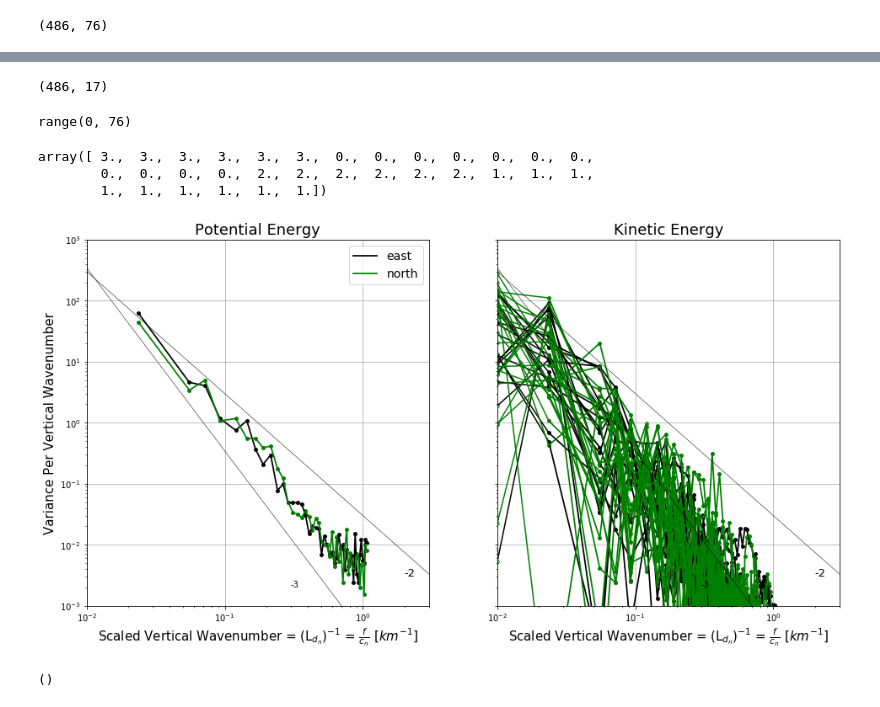
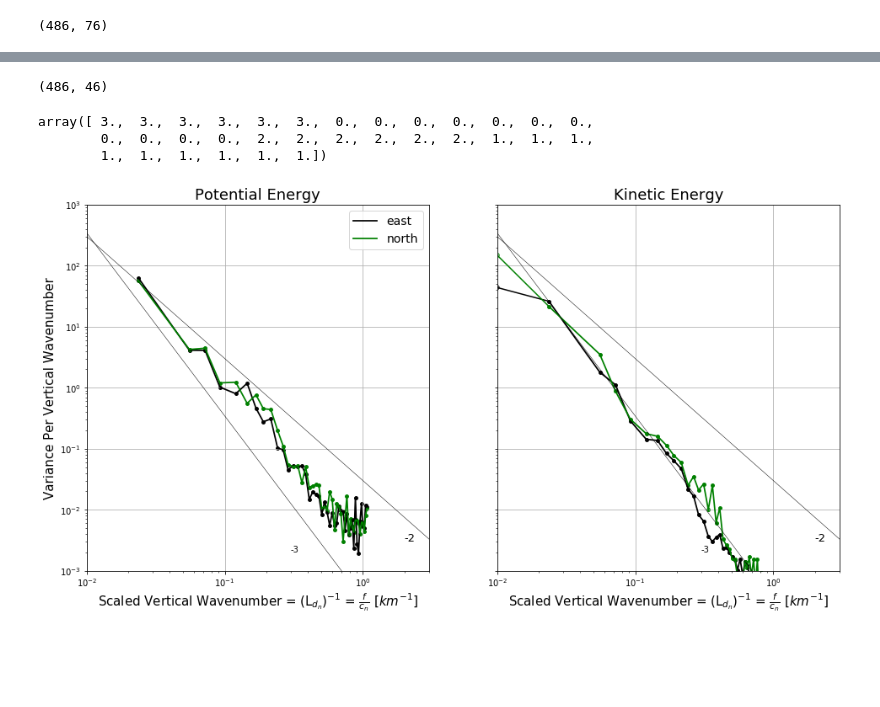
Before and after one commit to jakesteinberg/geostrophic_turbulence, a Jupyter notebook: bermuda_dg037_2019_mode_projections.ipynb, the cells around one changed output, grey strips where cells are left out. Saved outputs shown, nothing was run; the diff lists cells and outputs as text; code cells hidden in the pictures; blank space fills up the shorter version.

```diff
--- a/bermuda_dg037_2019_mode_projections.ipynb
+++ b/bermuda_dg037_2019_mode_projections.ipynb
@@ -308,7 +351,7 @@ G_tot, Gz_tot, c_tot, epsilon_tot = vertical_modes(N2_all, grid, omega, mmax)  #
 
 # --- compute alternate vertical modes (allowing for a sloping bottom)
 bc_bot = 1  # 1 = flat, 2 = rough
-slope = 3.0*10**(-4)  # 5.0*10**(-2)
+slope = 3.0*10**(-2)  # 5.0*10**(-2)
 grid2 = np.concatenate([np.arange(0, 150, 10), np.arange(150, 300, 10), np.arange(300, 4500, 10)])
 n2_interp = np.interp(grid2, grid, N2_all)
 n2_interp[0] = n2_interp[1] - 0.000001
@@ -358,9 +401,9 @@ plot_pro(ax2)
 [figure]
 ()
 # %%
-np.shape(v)
+np.shape(Gz)
 # %% [output]
-(486, 17)
+(486, 46)
 # %%
 # ---- PROJECT MODES ONTO EACH PROFILE -------
 # ---- Velocity and Eta (ENERGY)
@@ -516,10 +574,6 @@ for i in range(num_profs):
             good_pe_prof[i] = 0  # flag profile as noisy
 
 # end loop over each v and eta for fitting
-# %%
-range(np.shape(eta_ind_3[1, :])[0])
-# %% [output]
-range(0, 76)
 # %%
 # --- check on mode amplitudes from averaging or individual profiles
 # mw_time_ordered_i = np.argsort(mw_time_good)
@@ -554,7 +608,6 @@ array([ 3.,  3.,  3.,  3.,  3.,  3.,  0.,  0.,  0.,  0.,  0.,  0.,  0.,
         1.,  1.,  1.,  1.,  1.,  1.])
 # %%
 # --- PLOT ENERGY
-
 matplotlib.rcParams['figure.figsize'] = (16,8)
 f_s_en, (ax1, ax2) = plt.subplots(1, 2, sharey=True)
 lw = [1.75, 1.75, 1.75, .8]
@@ -573,22 +626,22 @@ ax2.scatter(sc_x, np.nanmean(HKE_per_mass_u_0[1:, :], axis=1) / dk, color=cols[0
 ax2.plot([10**-2, 1000 * f_ref / c[1]], np.nanmean(HKE_per_mass_u_0, axis=1)[0:2] / dk, color=cols[0], linewidth=1.5)
 ax2.scatter(10**-2, np.nanmean(HKE_per_mass_u_0, axis=1)[0] / dk, color=cols[0], s=scz[0]*1.5, facecolors='none')
 
-# ax2.plot(sc_x, np.nanmean(HKE_per_mass_v_0[1:, :], axis=1) / dk, color=cols[1], label=labs[1], linewidth=lw[1])
-# ax2.scatter(sc_x, np.nanmean(HKE_per_mass_v_0[1:, :], axis=1) / dk, color=cols[1], s=scz[1])
-# ax2.plot([10**-2, 1000 * f_ref / c[1]], np.nanmean(HKE_per_mass_v_0, axis=1)[0:2] / dk, color=cols[1], linewidth=1.5)
-# ax2.scatter(10**-2, np.nanmean(HKE_per_mass_v_0, axis=1)[0] / dk, color=cols[1], s=scz[1]*1.5, facecolors='none')
+ax2.plot(sc_x, np.nanmean(HKE_per_mass_v_0[1:, :], axis=1) / dk, color=cols[1], label=labs[1], linewidth=lw[1])
+ax2.scatter(sc_x, np.nanmean(HKE_per_mass_v_0[1:, :], axis=1) / dk, color=cols[1], s=scz[1])
+ax2.plot([10**-2, 1000 * f_ref / c[1]], np.nanmean(HKE_per_mass_v_0, axis=1)[0:2] / dk, color=cols[1], linewidth=1.5)
+ax2.scatter(10**-2, np.nanmean(HKE_per_mass_v_0, axis=1)[0] / dk, color=cols[1], s=scz[1]*1.5, facecolors='none')
 
-for i in range(len(HKE_per_mass_u_0[1, :])):
-    ax2.plot(sc_x, HKE_per_mass_u_0[1:, i] / dk, color=cols[0], label=labs[1], linewidth=lw[1])
-    ax2.scatter(sc_x, HKE_per_mass_u_0[1:, i] / dk, color=cols[0], s=scz[1])
-    ax2.plot([10**-2, 1000 * f_ref / c[1]], HKE_per_mass_u_0[0:2, i] / dk, color=cols[0], linewidth=1.5)
-    ax2.scatter(10**-2, HKE_per_mass_u_0[0, i] / dk, color=cols[1], s=scz[1]*1.5, facecolors='none')
+# for i in range(len(HKE_per_mass_u_0[1, :])):
+#     ax2.plot(sc_x, HKE_per_mass_u_0[1:, i] / dk, color=cols[0], label=labs[1], linewidth=lw[1])
+#     ax2.scatter(sc_x, HKE_per_mass_u_0[1:, i] / dk, color=cols[0], s=scz[1])
+#     ax2.plot([10**-2, 1000 * f_ref / c[1]], HKE_per_mass_u_0[0:2, i] / dk, color=cols[0], linewidth=1.5)
+#     ax2.scatter(10**-2, HKE_per_mass_u_0[0, i] / dk, color=cols[1], s=scz[1]*1.5, facecolors='none')
 
-for i in range(len(HKE_per_mass_v_0[1, :])):
-    ax2.plot(sc_x, HKE_per_mass_v_0[1:, i] / dk, color=cols[1], label=labs[1], linewidth=lw[1])
-    ax2.scatter(sc_x, HKE_per_mass_v_0[1:, i] / dk, color=cols[1], s=scz[1])
-    ax2.plot([10**-2, 1000 * f_ref / c[1]], HKE_per_mass_v_0[0:2, i] / dk, color=cols[1], linewidth=1.5)
-    ax2.scatter(10**-2, HKE_per_mass_v_0[0, i] / dk, color=cols[1], s=scz[1]*1.5, facecolors='none')
+# for i in range(len(HKE_per_mass_v_0[1, :])):
+#     ax2.plot(sc_x, HKE_per_mass_v_0[1:, i] / dk, color=cols[1], label=labs[1], linewidth=lw[1])
+#     ax2.scatter(sc_x, HKE_per_mass_v_0[1:, i] / dk, color=cols[1], s=scz[1])
+#     ax2.plot([10**-2, 1000 * f_ref / c[1]], HKE_per_mass_v_0[0:2, i] / dk, color=cols[1], linewidth=1.5)
+#     ax2.scatter(10**-2, HKE_per_mass_v_0[0, i] / dk, color=cols[1], s=scz[1]*1.5, facecolors='none')
 
 # modeno = '1', '2', '3', '4', '5', '6', '7', '8'
 # for i in range(len(modeno)):
@@ -596,36 +649,35 @@ for i in range(len(HKE_per_mass_v_0[1, :])):
 #              (np.nanmean(PE_per_mass_0[i + 1, bckgrds[0]]) / dk)/7, modeno[i], color=cols[0])
 # -- GM
 # ax1.plot(1000 * sta_bats_f / sta_bats_c[1:], 0.25 * PE_GM_bats / sta_bats_dk, color='k', linewidth=0.75, linestyle='--')
 # ax1.text(1000 * sta_bats_f / sta_bats_c[1] - .01, 0.5 * PE_GM_bats[1] / sta_bats_dk, r'$1/4 PE_{GM}$', fontsize=10)
 # ax2.plot(1000 * sta_bats_f / sta_bats_c[1:], 0.25 * GMKE_bats / sta_bats_dk, color='k', linewidth=0.75, linestyle='--')
 # ax2.text(1000 * sta_bats_f / sta_bats_c[1] - .01, 0.5 * GMKE_bats[1] / sta_bats_dk, r'$1/4 KE_{GM}$', fontsize=10)
 ax1.plot([7 * 10**-3, 7 * 10**-1], [10**3, 10**-3], color='k', linewidth=0.5)
 ax1.text(3*10**-1, 2*10**-3, '-3', fontsize=10)
 ax1.plot([10**-2, 10**1], [3*10**2, 3*10**-4], color='k', linewidth=0.5)
 ax1.text(2*10**0, 3*10**-3, '-2', fontsize=13)
 ax2.plot([7 * 10**-3, 7 * 10**-1], [10**3, 10**-3], color='k', linewidth=0.5)
 ax2.text(3*10**-1, 2*10**-3, '-3', fontsize=10)
 ax2.plot([10**-2, 10**1], [3*10**2, 3*10**-4], color='k', linewidth=0.5)
 ax2.text(2*10**0, 3*10**-3, '-2', fontsize=13)
 handles, labels = ax1.get_legend_handles_labels()
 ax1.legend(handles, labels, fontsize=14)
 ax1.set_xlabel(r'Scaled Vertical Wavenumber = (L$_{d_{n}}$)$^{-1}$ = $\frac{f}{c_n}$ [$km^{-1}$]', fontsize=15)
 ax1.set_ylabel('Variance Per Vertical Wavenumber', fontsize=15)
 ax1.set_title('Potential Energy', fontsize=18)
 ax1.set_xlim([10 ** -2, 3 * 10 ** 0])
 ax1.set_ylim([10 ** (-3), 1 * 10 ** 3])
 ax1.set_yscale('log')
 ax1.set_xscale('log')
 ax2.set_xlabel(r'Scaled Vertical Wavenumber = (L$_{d_{n}}$)$^{-1}$ = $\frac{f}{c_n}$ [$km^{-1}$]', fontsize=15)
 ax2.set_title('Kinetic Energy', fontsize=18)
 ax2.set_xlim([10 ** -2, 3 * 10 ** 0])
 ax2.set_xscale('log')
 ax1.grid()
 plot_pro(ax2)
-# f_s_en.savefig("/Users/jake/Documents/baroclinic_modes/Meetings/meeting_19_09_04/sg037_pe_ke.jpg", dpi=300)
+f_s_en.savefig("/Users/jake/Documents/baroclinic_modes/Meetings/meeting_19_09_04/sg037_pe_ke.jpg", dpi=300)
 # %% [output]
-[figure, old version]
+[figure, new version]
-()
 # %%
 matplotlib.rcParams['figure.figsize'] = (12, 10)
 cmap = plt.cm.get_cmap("viridis", len(mw_eta_3_order[1, :]))
```
Also changed, not shown: parts of 16 cells of this notebook, 1 other file.
